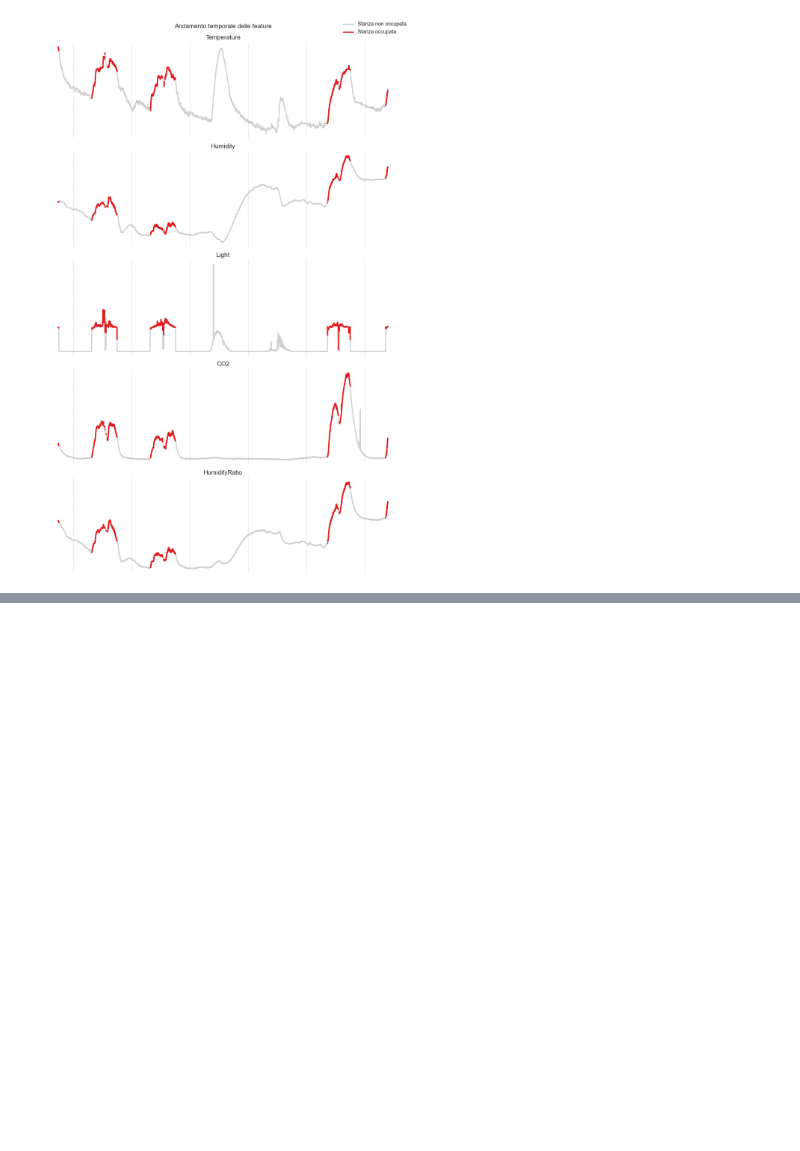
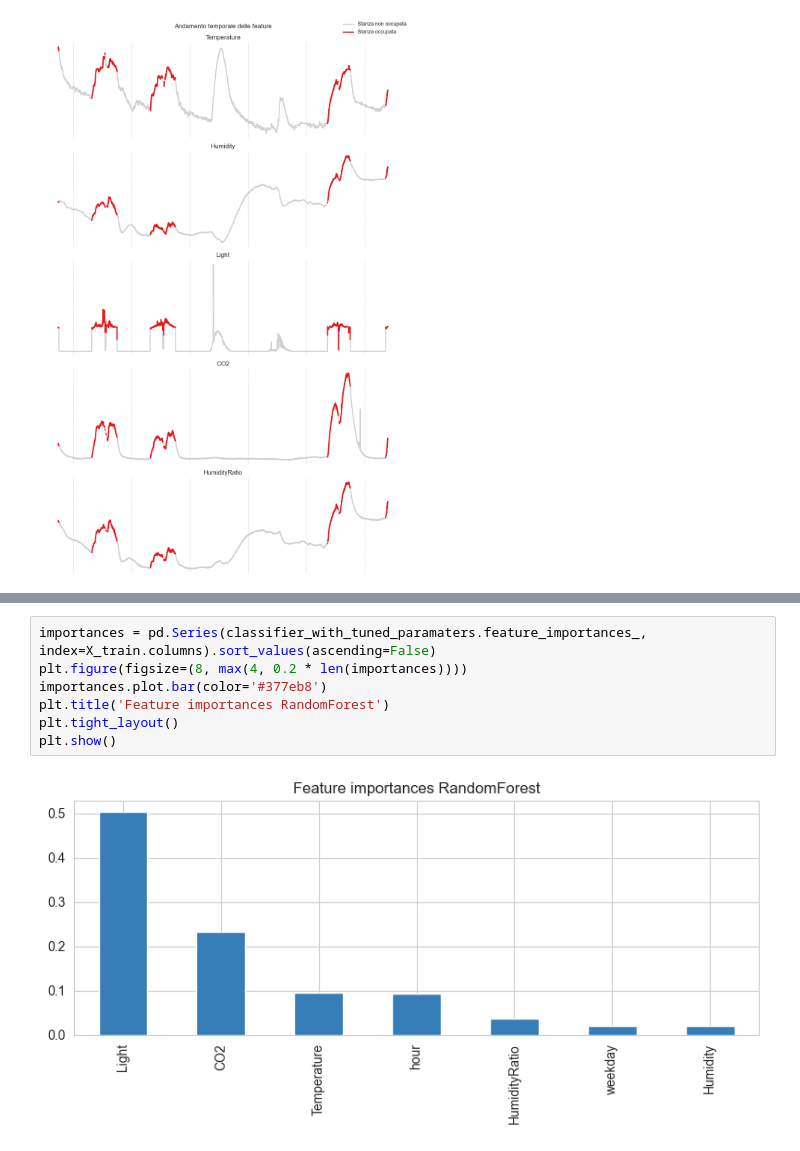
Before and after one commit to gabrielee20/roomoccupation, a Jupyter notebook: sample.ipynb, the cells around one changed output, grey strips where cells are left out. Saved outputs shown, nothing was run; the diff lists cells and outputs as text; blank space fills up the shorter version.

```diff
--- a/sample.ipynb
+++ b/sample.ipynb
@@ -335,0 +317,9 @@ plt.show()
+# %%
+importances = pd.Series(classifier_with_tuned_paramaters.feature_importances_, index=X_train.columns).sort_values(ascending=False)
+plt.figure(figsize=(8, max(4, 0.2 * len(importances))))
+importances.plot.bar(color='#377eb8')
+plt.title('Feature importances RandomForest')
+plt.tight_layout()
+plt.show()
+# %% [output]
+[figure, added]
```
Also changed, not shown: parts of 6 cells of this notebook, 3 other files.
